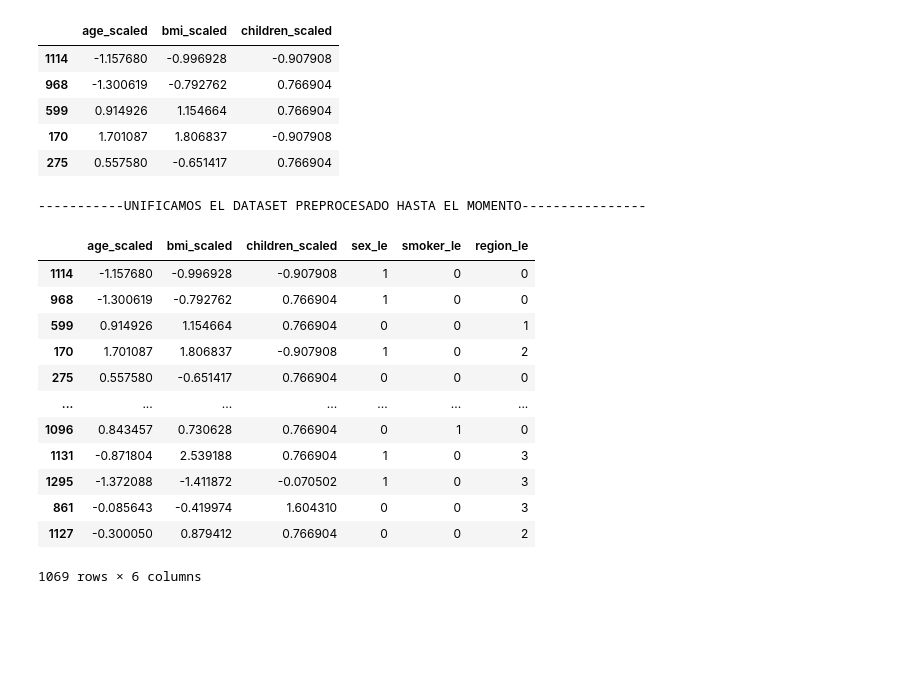
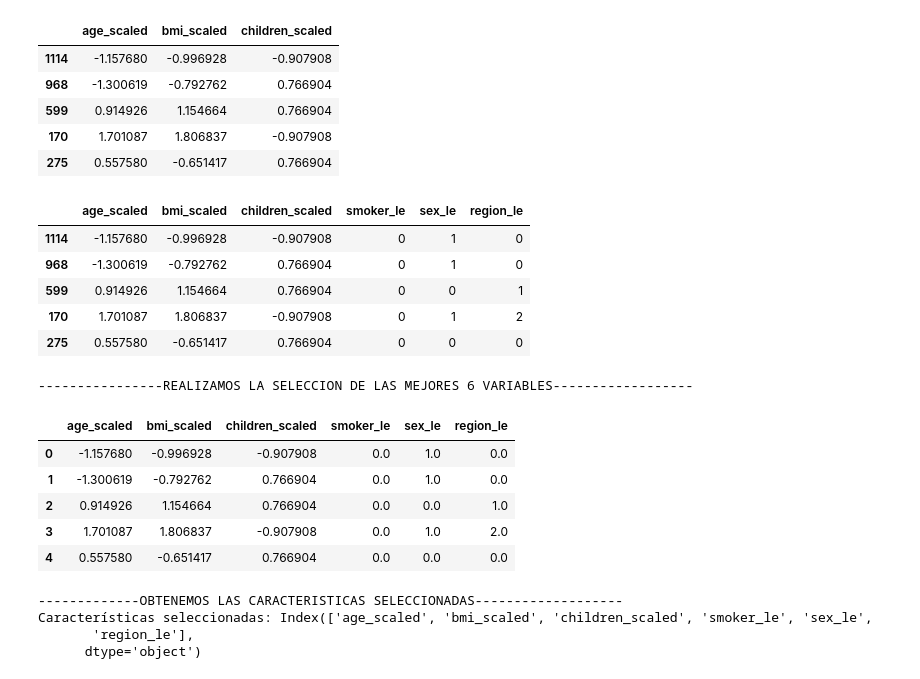
Before and after one commit to 4GeeksAcademy/Proyecto-regresion-lineal-Jorge3127, a Jupyter notebook: src/explore.ipynb, the cells around one changed output. Cells and saved outputs as stored; diff of their text form; code cells hidden in the pictures; blank space fills up the shorter version.

Commit message:
INGRESO AL MODELADO

```diff
--- a/src/explore.ipynb
+++ b/src/explore.ipynb
@@ -268,8 +274,8 @@ plt.show()
  PARA AYUDAR"""
 
 
-# Supongamos que df es tu DataFrame ya cargado
-variables = ["smoker_fact", "bmi", "charges"]
+# DEFINIMOS VARIABLES PARA REALIZAR LIMITES
+variables = ["bmi", "smoker_fact", "charges"]
 
 for var in variables:
     # Calcular el primer cuartil (Q1) y el tercer cuartil (Q3)
@@ -338,6 +353,6 @@ X_train.head()
 # %%
 # DEFINO LAS VARIABLES CATEGORICAS Y NUMERICAS
-variables_categoricas = ['sex', 'smoker', 'region']
+variables_categoricas = ['smoker','sex','region']
 variables_numericas = ['age', 'bmi', 'children']
 # %%
 
@@ -390,28 +405,47 @@ UTILIZO STANDARSCALER
 | 170 | 1.701087 | 1.806837 | -0.907908 |
 | 275 | 0.557580 | -0.651417 | 0.766904 |
 # %%
-print("-----------UNIFICAMOS EL DATASET PREPROCESADO HASTA EL MOMENTO----------------")
-# Combinar los DataFrames escalados y codificados
+# Unificar el dataset preprocesado
 X_train_final = pd.concat([X_train_num_scal, X_train_cat_le], axis=1)
 X_test_final = pd.concat([X_test_num_scal, X_test_cat_le], axis=1)
 
-# Eliminar las columnas numéricas originales
 X_train_final = X_train_final.drop(columns=variables_numericas)
 X_test_final = X_test_final.drop(columns=variables_numericas)
-
-X_train_final
+X_train_final.head()
 # %% [output]
------------UNIFICAMOS EL DATASET PREPROCESADO HASTA EL MOMENTO----------------
-|  | age_scaled | bmi_scaled | children_scaled | sex_le | smoker_le | region_le |
-| 1114 | -1.157680 | -0.996928 | -0.907908 | 1 | 0 | 0 |
-| 968 | -1.300619 | -0.792762 | 0.766904 | 1 | 0 | 0 |
+|  | age_scaled | bmi_scaled | children_scaled | smoker_le | sex_le | region_le |
+| 1114 | -1.157680 | -0.996928 | -0.907908 | 0 | 1 | 0 |
+| 968 | -1.300619 | -0.792762 | 0.766904 | 0 | 1 | 0 |
 | 599 | 0.914926 | 1.154664 | 0.766904 | 0 | 0 | 1 |
-| 170 | 1.701087 | 1.806837 | -0.907908 | 1 | 0 | 2 |
+| 170 | 1.701087 | 1.806837 | -0.907908 | 0 | 1 | 2 |
 | 275 | 0.557580 | -0.651417 | 0.766904 | 0 | 0 | 0 |
-| ... | ... | ... | ... | ... | ... | ... |
-| 1096 | 0.843457 | 0.730628 | 0.766904 | 0 | 1 | 0 |
-| 1131 | -0.871804 | 2.539188 | 0.766904 | 1 | 0 | 3 |
-| 1295 | -1.372088 | -1.411872 | -0.070502 | 1 | 0 | 3 |
-| 861 | -0.085643 | -0.419974 | 1.604310 | 0 | 0 | 3 |
-| 1127 | -0.300050 | 0.879412 | 0.766904 | 0 | 0 | 2 |
-1069 rows × 6 columns
+# %%
+print("----------------REALIZAMOS LA SELECCION DE LAS MEJORES 6 VARIABLES------------------")
+# Con un valor de k = 6
+selection_model = SelectKBest(score_func=f_classif, k=6)
+selection_model.fit(X_train_final, y_train)
+
+ix = selection_model.get_support()
+X_train_sel = pd.DataFrame(selection_model.transform(X_train_final), columns=X_train_final.columns.values[ix])
+X_test_sel = pd.DataFrame(selection_model.transform(X_test_final), columns=X_test_final.columns.values[ix])
+selected_features = X_train_final.columns[selection_model.get_support()]
+X_train_sel.head()
+# %% [output]
+----------------REALIZAMOS LA SELECCION DE LAS MEJORES 6 VARIABLES------------------
+|  | age_scaled | bmi_scaled | children_scaled | smoker_le | sex_le | region_le |
+| 0 | -1.157680 | -0.996928 | -0.907908 | 0.0 | 1.0 | 0.0 |
+| 1 | -1.300619 | -0.792762 | 0.766904 | 0.0 | 1.0 | 0.0 |
+| 2 | 0.914926 | 1.154664 | 0.766904 | 0.0 | 0.0 | 1.0 |
+| 3 | 1.701087 | 1.806837 | -0.907908 | 0.0 | 1.0 | 2.0 |
+| 4 | 0.557580 | -0.651417 | 0.766904 | 0.0 | 0.0 | 0.0 |
+# %%
+print("-------------OBTENEMOS LAS CARACTERISTICAS SELECCIONADAS-------------------")
+# Obtener las características seleccionadas
+selected_features = X_train_final.columns[selection_model.get_support()]
+
+print("Características seleccionadas:", selected_features)
+# %% [output]
+-------------OBTENEMOS LAS CARACTERISTICAS SELECCIONADAS-------------------
+Características seleccionadas: Index(['age_scaled', 'bmi_scaled', 'children_scaled', 'smoker_le', 'sex_le',
+       'region_le'],
+      dtype='object')
```
Also changed, not shown: parts of 19 cells of this notebook.
